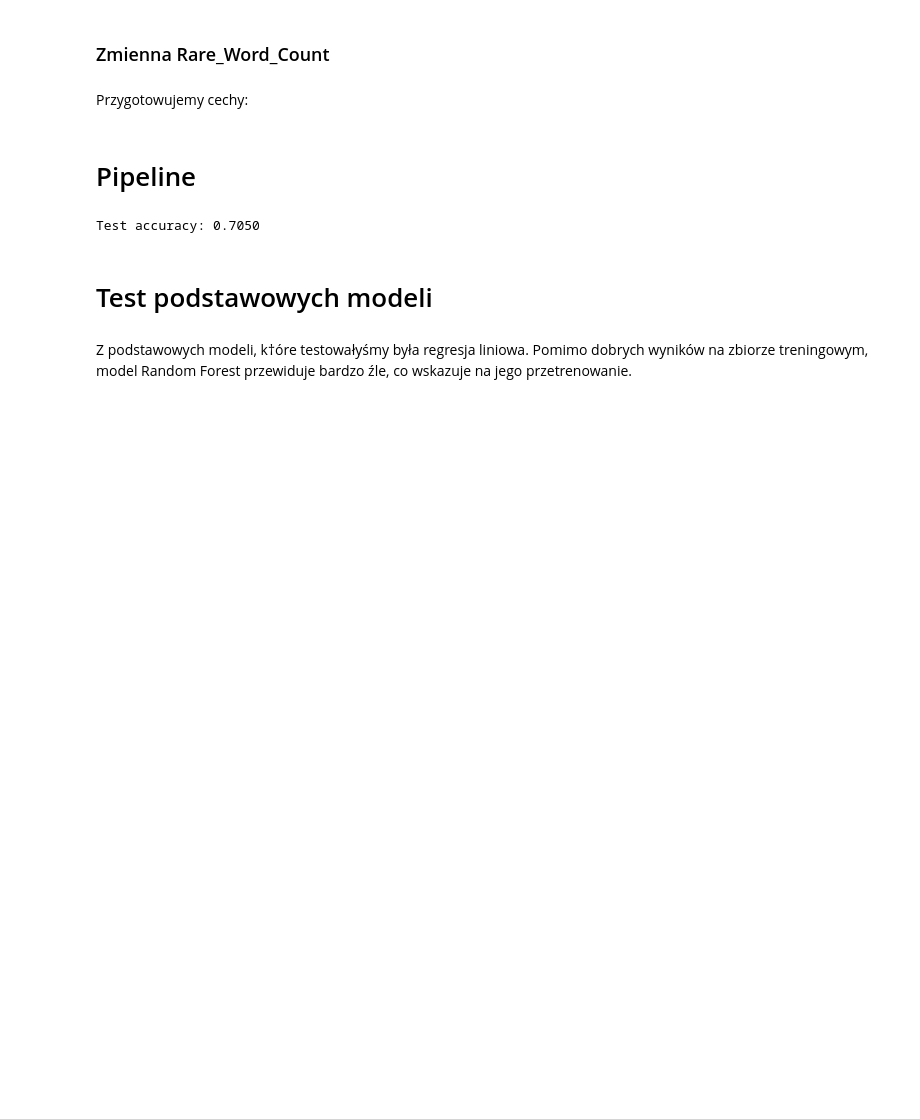
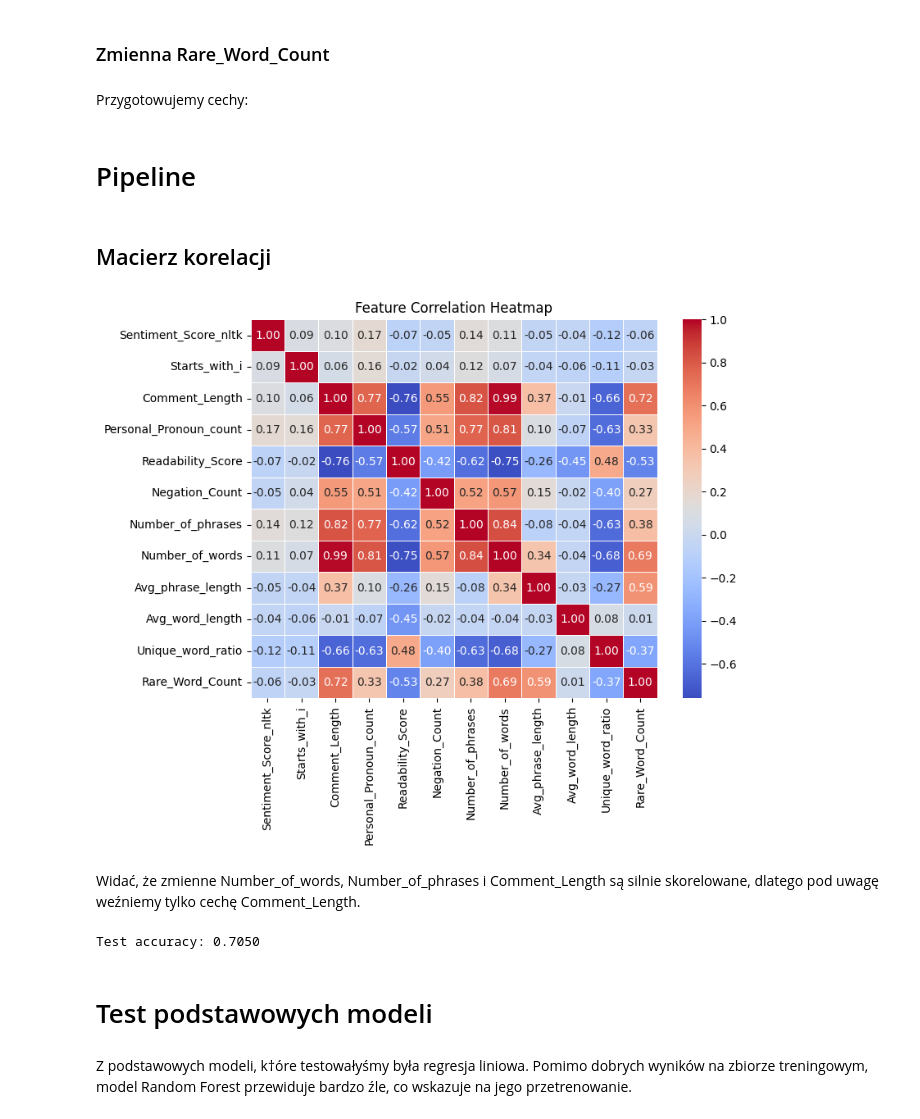
Before and after one commit to sirkoliliana/YouTubeCommentsClassification, a Jupyter notebook: budowa_krok_2_3.ipynb, the cells around one changed output. Saved outputs shown, nothing was run; the diff lists cells and outputs as text; code cells hidden in the pictures; blank space fills up the shorter version.

Commit message:
macierz korelacji

```diff
--- a/budowa_krok_2_3.ipynb
+++ b/budowa_krok_2_3.ipynb
@@ -228,6 +228,20 @@ def prepare_features(df):
 # %%
 df = preprocess_data(df)
 validation_df=preprocess_data(validation_df)
+# %% [markdown]
+## Macierz korelacji
+# %%
+df_matrix = prepare_features(df)
+corr_matrix = df_matrix.drop(columns=["Comment", "Sentiment","Comment_preprocessed"]).corr()
+
+plt.figure(figsize=(8,6))
+sns.heatmap(corr_matrix, annot=True, cmap='coolwarm', fmt=".2f", linewidths=0.5)
+plt.title("Feature Correlation Heatmap")
+plt.show()
+# %% [output]
+[figure, added]
+# %% [markdown]
+Widać, że zmienne Number_of_words, Number_of_phrases i Comment_Length są silnie skorelowane, dlatego pod uwagę weźniemy tylko cechę Comment_Length.
 # %%
 from imblearn.pipeline import Pipeline
 from imblearn.over_sampling import SMOTE
```
